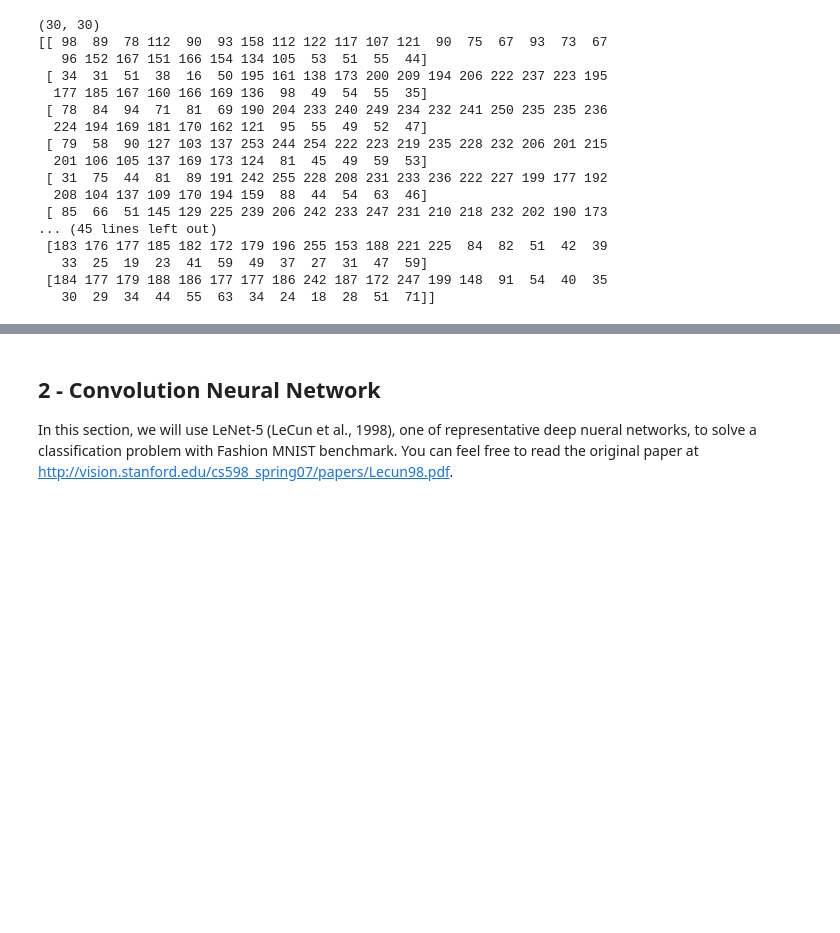
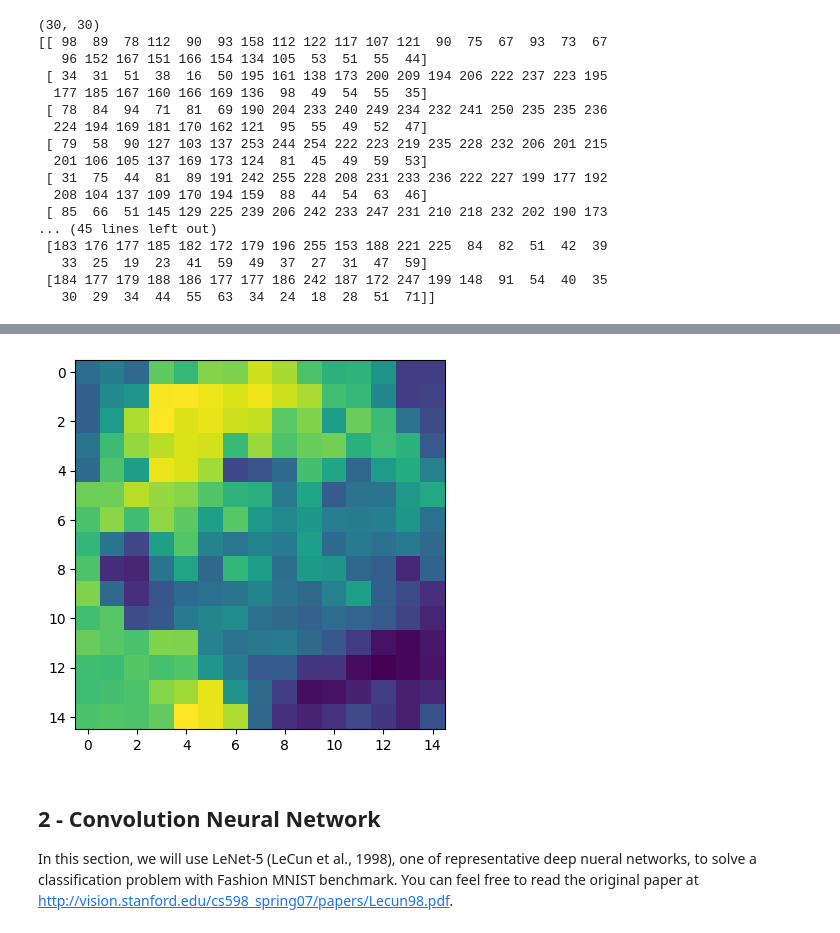
Before and after one commit to jakedog17/COP4630_HW3_Coding, a Jupyter notebook: HW3/HW3/Homework_03_Problem.ipynb, the cells around one changed output, grey strips where cells are left out. Drawn from its saved outputs; the diff is of its cells as text; code cells hidden in the pictures; blank space fills up the shorter version.

```diff
--- a/HW3/HW3/Homework_03_Problem.ipynb
+++ b/HW3/HW3/Homework_03_Problem.ipynb
@@ -178,0 +363,75 @@ Process the obtained array from the image with MaxPooling operation. **(15 Point
+# %%
+######## MaxPooling with the setting of 2X2 ##################
+
+#MaxPool size of 2
+poolSize = 2
+matrixHeight, matrixWidth = img_matrix.shape
+stride = poolSize #for maxPool, stride equals the maxPoolSize (so no overlapping views)
+
+#Get the maxPoolSize for show
+def maxPoolSize(W, K, P, S):
+  return (W-K+2*P)/S + 1
+
+
+ConvoLayerSize = maxPoolSize(matrixWidth, poolSize, 0, stride)
+
+
+def isInMatrix(rowIndex,colIndex, matrixRows,matrixCols):
+  if rowIndex >= 0 and rowIndex < matrixRows and colIndex >= 0 and colIndex < matrixCols:
+    return True
+  return False
+
+#2.1 Extract all centriods of processing region for each convolution operation.
+centriodsLocations = []
+rowIndex = 0
+#Use a while loop know so I can directy control the index values
+while rowIndex < matrixHeight:
+  rowOfCentriods = []
+  colIndex = 0
+  while colIndex  < matrixWidth:
+    #Now this is set for a 2x2 matrix where the centroid is the top-left corner of each 2x2 matrix
+    if (isInMatrix(rowIndex+1, colIndex, matrixHeight,matrixWidth) and
+        isInMatrix(rowIndex+1, colIndex+1, matrixHeight,matrixWidth) and
+        isInMatrix(rowIndex, colIndex+1, matrixHeight,matrixWidth)
+        ):
+      rowOfCentriods.append((rowIndex, colIndex))
+      colIndex += stride
+    else:
+      colIndex += 1
+  if len(rowOfCentriods) > 0:
+    centriodsLocations.append(rowOfCentriods)
+    rowIndex += stride
+  else:
+    rowIndex += 1
+
+#2.2 According to each centroid, locate all indices of the elements within the local region for each convolution operation.
+for rowIndex, centriodRow in enumerate(centriodsLocations):
+  for colIndex, centriodPoint in enumerate(centriodRow):
+
+    row = centriodPoint[0]
+    col = centriodPoint[1]
+
+    #2x2 matrix sample from image that matches the kernal size
+    localMatrix = img_matrix[row:row+2,col:col+2]
+
+
+    #2.4 set value to the max value in the 2x2 view and assign the value to convolution result at corresponding location.
+    centriodsLocations[rowIndex][colIndex] = float(np.max(localMatrix))
+
+#convert matrix to np array
+maxPoolMatrix = np.array(centriodsLocations)
+
+#printing out result
+
+#print first ten rows
+print(maxPoolMatrix[0:10])
+#print matrix size/shape
+print(maxPoolMatrix.shape)
+
+#print mathplot image
+import matplotlib.pyplot as plt
+
+# Display the matrix as an image
+plt.imshow(maxPoolMatrix, cmap='viridis')
+plt.show()
+# %% [output]
@@ -179,3 +455,4 @@ Process the obtained array from the image with MaxPooling operation. **(15 Point
+[figure, added]
 # %% [markdown]
 ## 2 - Convolution Neural Network ##
 
```
Also changed, not shown: parts of 6 cells of this notebook.
